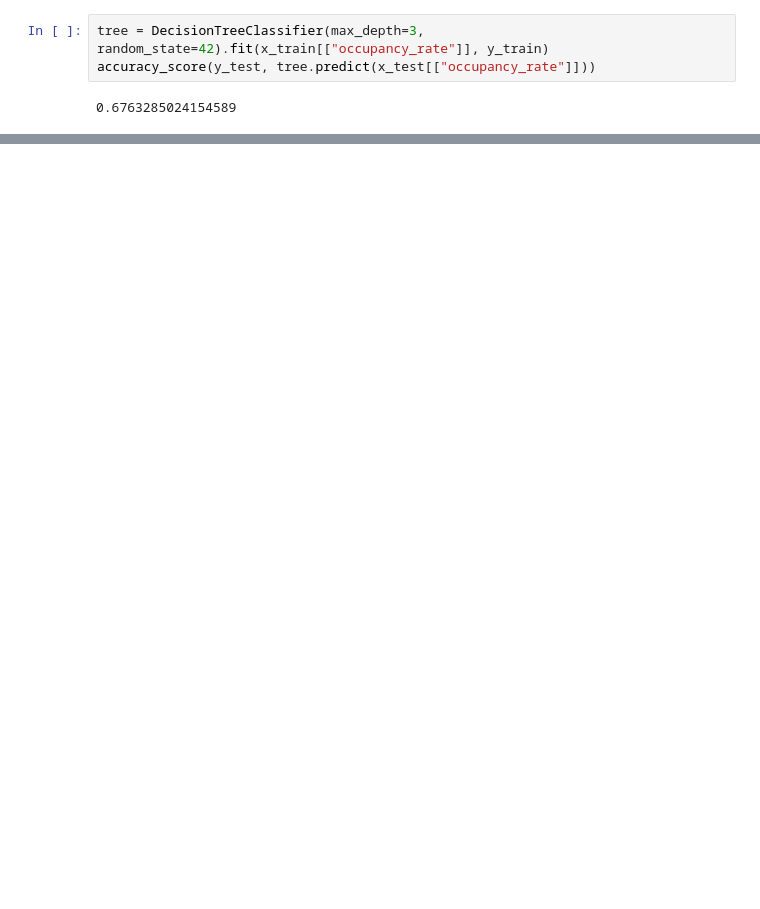
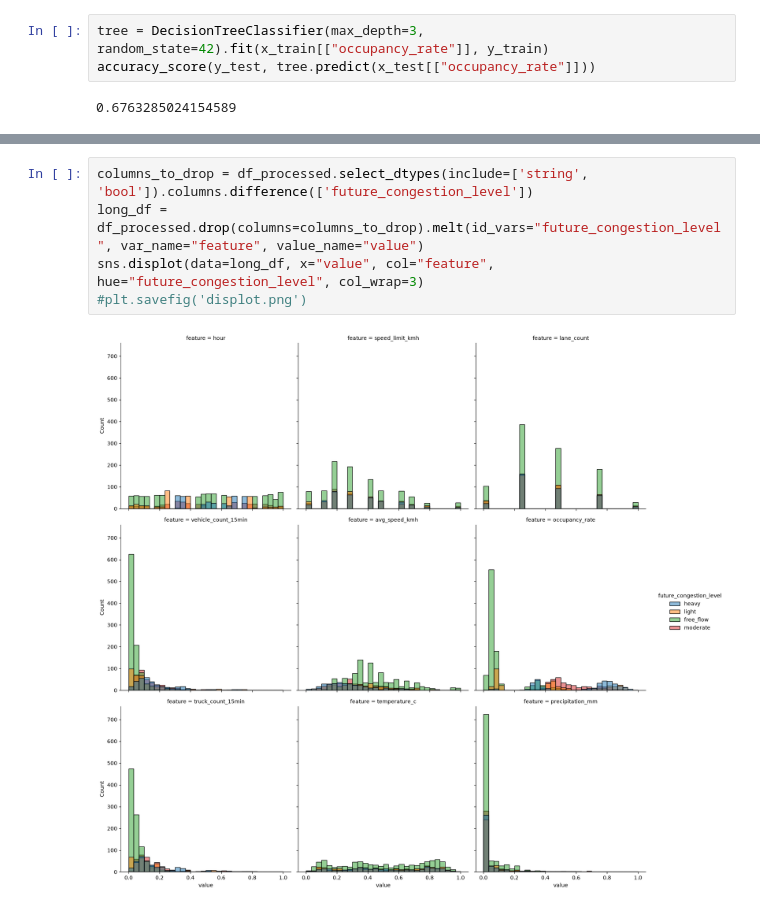
Before and after one commit to s91k/mu25-ml-group-2, a Jupyter notebook: traffic.ipynb, the cells around one changed output, grey strips where cells are left out. Saved outputs shown, nothing was run; the diff lists cells and outputs as text; blank space fills up the shorter version.

```diff
--- a/traffic.ipynb
+++ b/traffic.ipynb
@@ -116,0 +131,7 @@ accuracy_score(y_test, tree.predict(x_test[["occupancy_rate"]]))
+# %%
+columns_to_drop = df_processed.select_dtypes(include=['string', 'bool']).columns.difference(['future_congestion_level'])
+long_df = df_processed.drop(columns=columns_to_drop).melt(id_vars="future_congestion_level", var_name="feature", value_name="value")
+sns.displot(data=long_df, x="value", col="feature", hue="future_congestion_level", col_wrap=3)
+#plt.savefig('displot.png')
+# %% [output]
+[figure, added]
```
Also changed, not shown: parts of 10 cells of this notebook.
